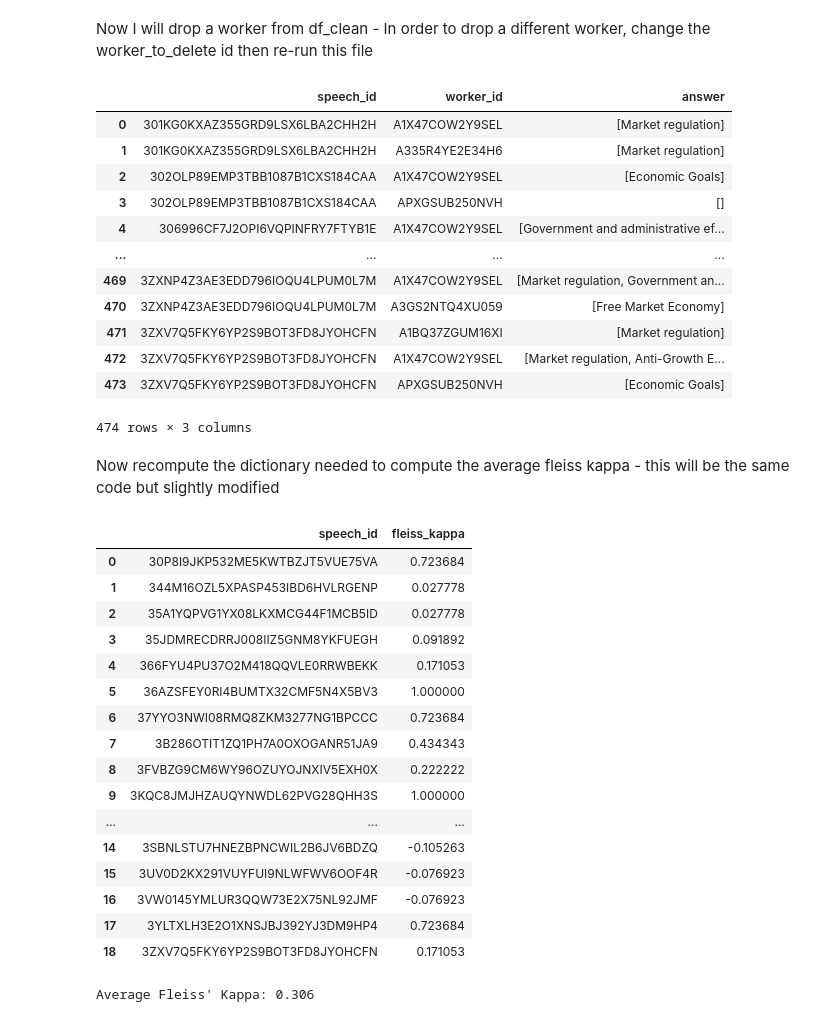
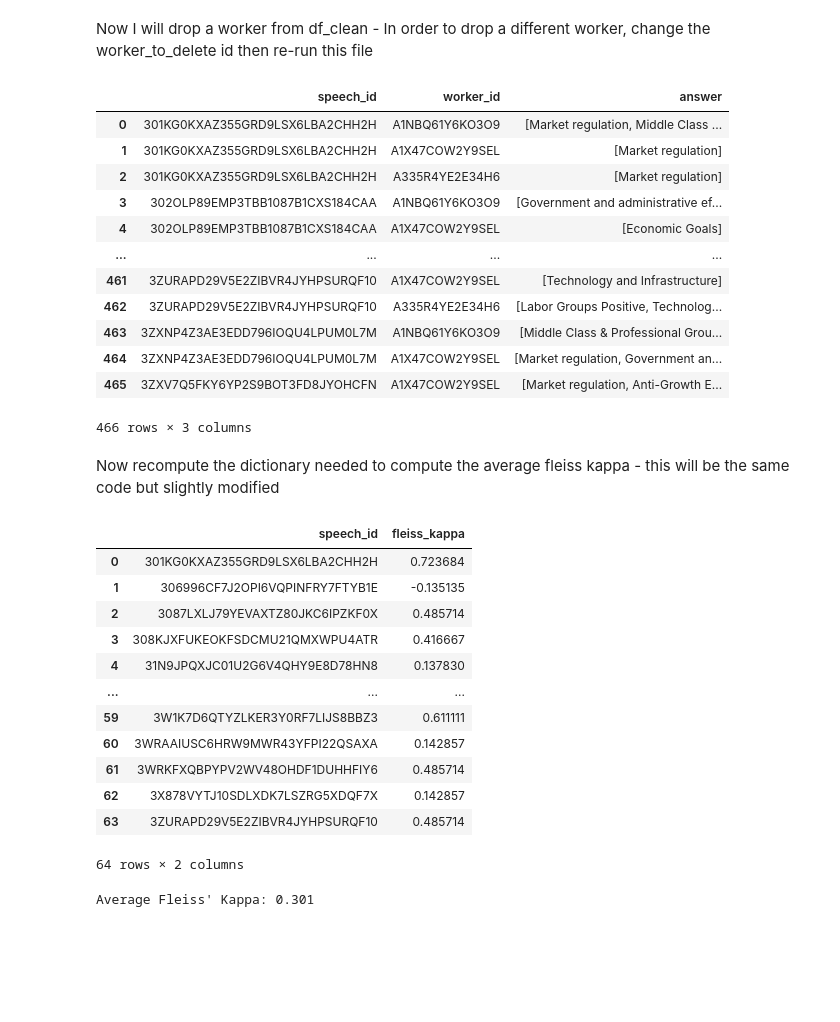
Before and after one commit to toletich311/manifesto_annotations, a Jupyter notebook: Annotations/Annotations_Speech_Statistics.ipynb, the cells around one changed output. Drawn from its saved outputs; the diff is of its cells as text; code cells hidden in the pictures; blank space fills up the shorter version.

```diff
--- a/Annotations/Annotations_Speech_Statistics.ipynb
+++ b/Annotations/Annotations_Speech_Statistics.ipynb
@@ -303,28 +303,28 @@ df_clean
 # %% [markdown]
 Now I will drop a worker from df_clean - In order to drop a different worker, change the worker_to_delete id then re-run this file
 # %%
-worker_to_delete = 'A1NBQ61Y6KO3O9'
+worker_to_delete = 'A3GS2NTQ4XU059'
 worker_column = df_clean['worker_id']
 
 # now loop through df_clean and remove entries related to this worker
 df_clean = df_clean[worker_column != worker_to_delete]
 df_clean = df_clean.reset_index(drop=True)
 
 df_clean
 # %% [output]
 |  | speech_id | worker_id | answer |
-| 0 | 301KG0KXAZ355GRD9LSX6LBA2CHH2H | A1X47COW2Y9SEL | [Market regulation] |
-| 1 | 301KG0KXAZ355GRD9LSX6LBA2CHH2H | A335R4YE2E34H6 | [Market regulation] |
-| 2 | 302OLP89EMP3TBB1087B1CXS184CAA | A1X47COW2Y9SEL | [Economic Goals] |
-| 3 | 302OLP89EMP3TBB1087B1CXS184CAA | APXGSUB250NVH | [] |
-| 4 | 306996CF7J2OPI6VQPINFRY7FTYB1E | A1X47COW2Y9SEL | [Government and administrative ef... |
+| 0 | 301KG0KXAZ355GRD9LSX6LBA2CHH2H | A1NBQ61Y6KO3O9 | [Market regulation, Middle Class ... |
+| 1 | 301KG0KXAZ355GRD9LSX6LBA2CHH2H | A1X47COW2Y9SEL | [Market regulation] |
+| 2 | 301KG0KXAZ355GRD9LSX6LBA2CHH2H | A335R4YE2E34H6 | [Market regulation] |
+| 3 | 302OLP89EMP3TBB1087B1CXS184CAA | A1NBQ61Y6KO3O9 | [Government and administrative ef... |
+| 4 | 302OLP89EMP3TBB1087B1CXS184CAA | A1X47COW2Y9SEL | [Economic Goals] |
 | ... | ... | ... | ... |
-| 469 | 3ZXNP4Z3AE3EDD796IOQU4LPUM0L7M | A1X47COW2Y9SEL | [Market regulation, Government an... |
-| 470 | 3ZXNP4Z3AE3EDD796IOQU4LPUM0L7M | A3GS2NTQ4XU059 | [Free Market Economy] |
-| 471 | 3ZXV7Q5FKY6YP2S9BOT3FD8JYOHCFN | A1BQ37ZGUM16XI | [Market regulation] |
-| 472 | 3ZXV7Q5FKY6YP2S9BOT3FD8JYOHCFN | A1X47COW2Y9SEL | [Market regulation, Anti-Growth E... |
-| 473 | 3ZXV7Q5FKY6YP2S9BOT3FD8JYOHCFN | APXGSUB250NVH | [Economic Goals] |
+| 461 | 3ZURAPD29V5E2ZIBVR4JYHPSURQF10 | A1X47COW2Y9SEL | [Technology and Infrastructure] |
+| 462 | 3ZURAPD29V5E2ZIBVR4JYHPSURQF10 | A335R4YE2E34H6 | [Labor Groups Positive, Technolog... |
+| 463 | 3ZXNP4Z3AE3EDD796IOQU4LPUM0L7M | A1NBQ61Y6KO3O9 | [Middle Class & Professional Grou... |
+| 464 | 3ZXNP4Z3AE3EDD796IOQU4LPUM0L7M | A1X47COW2Y9SEL | [Market regulation, Government an... |
+| 465 | 3ZXV7Q5FKY6YP2S9BOT3FD8JYOHCFN | A1X47COW2Y9SEL | [Market regulation, Anti-Growth E... |
-474 rows × 3 columns
+466 rows × 3 columns
 # %% [markdown]
 Now recompute the dictionary needed to compute the average fleiss kappa - this will be the same code but slightly modified
 # %%
@@ -377,24 +377,20 @@ df_kappa = pd.DataFrame(kappa_scores)
 df_kappa
 # %% [output]
 |  | speech_id | fleiss_kappa |
-| 0 | 30P8I9JKP532ME5KWTBZJT5VUE75VA | 0.723684 |
-| 1 | 344M16OZL5XPASP453IBD6HVLRGENP | 0.027778 |
-| 2 | 35A1YQPVG1YX08LKXMCG44F1MCB5ID | 0.027778 |
-| 3 | 35JDMRECDRRJ008IIZ5GNM8YKFUEGH | 0.091892 |
-| 4 | 366FYU4PU37O2M418QQVLE0RRWBEKK | 0.171053 |
-| 5 | 36AZSFEY0RI4BUMTX32CMF5N4X5BV3 | 1.000000 |
-| 6 | 37YYO3NWI08RMQ8ZKM3277NG1BPCCC | 0.723684 |
-| 7 | 3B286OTIT1ZQ1PH7A0OXOGANR51JA9 | 0.434343 |
-| 8 | 3FVBZG9CM6WY96OZUYOJNXIV5EXH0X | 0.222222 |
-| 9 | 3KQC8JMJHZAUQYNWDL62PVG28QHH3S | 1.000000 |
+| 0 | 301KG0KXAZ355GRD9LSX6LBA2CHH2H | 0.723684 |
+| 1 | 306996CF7J2OPI6VQPINFRY7FTYB1E | -0.135135 |
+| 2 | 3087LXLJ79YEVAXTZ80JKC6IPZKF0X | 0.485714 |
+| 3 | 308KJXFUKEOKFSDCMU21QMXWPU4ATR | 0.416667 |
+| 4 | 31N9JPQXJC01U2G6V4QHY9E8D78HN8 | 0.137830 |
 | ... | ... | ... |
-| 14 | 3SBNLSTU7HNEZBPNCWIL2B6JV6BDZQ | -0.105263 |
-| 15 | 3UV0D2KX291VUYFUI9NLWFWV6OOF4R | -0.076923 |
-| 16 | 3VW0145YMLUR3QQW73E2X75NL92JMF | -0.076923 |
-| 17 | 3YLTXLH3E2O1XNSJBJ392YJ3DM9HP4 | 0.723684 |
-| 18 | 3ZXV7Q5FKY6YP2S9BOT3FD8JYOHCFN | 0.171053 |
+| 59 | 3W1K7D6QTYZLKER3Y0RF7LIJS8BBZ3 | 0.611111 |
+| 60 | 3WRAAIUSC6HRW9MWR43YFPI22QSAXA | 0.142857 |
+| 61 | 3WRKFXQBPYPV2WV48OHDF1DUHHFIY6 | 0.485714 |
+| 62 | 3X878VYTJ10SDLXDK7LSZRG5XDQF7X | 0.142857 |
+| 63 | 3ZURAPD29V5E2ZIBVR4JYHPSURQF10 | 0.485714 |
+64 rows × 2 columns
 # %%
 avg_kappa = df_kappa['fleiss_kappa'].mean()
 print(f"Average Fleiss' Kappa: {avg_kappa:.3f}")
 # %% [output]
-Average Fleiss' Kappa: 0.306
+Average Fleiss' Kappa: 0.301
```
Also changed, not shown: parts of 2 cells of this notebook, 3 other files.
